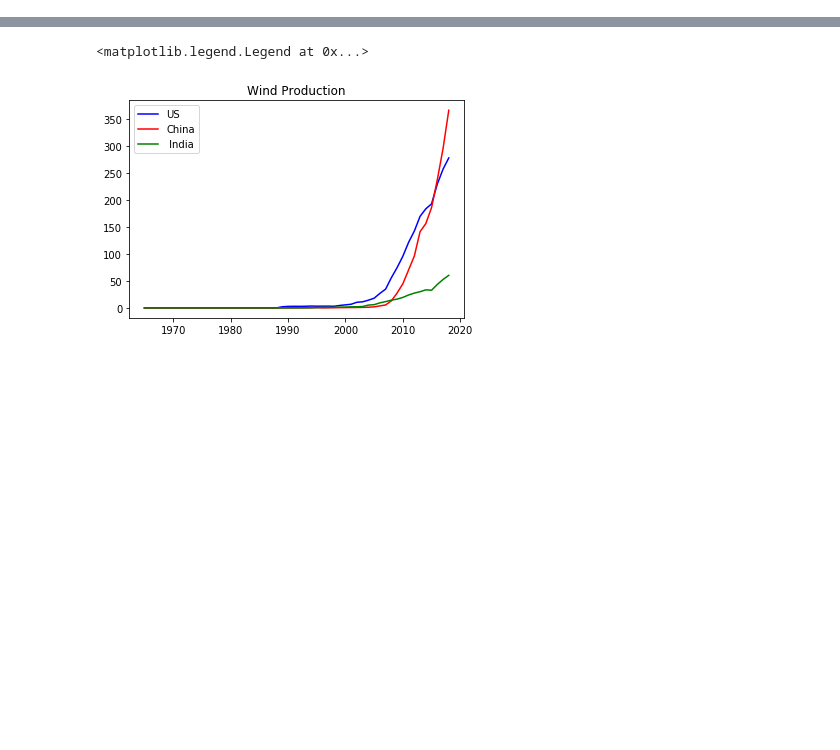
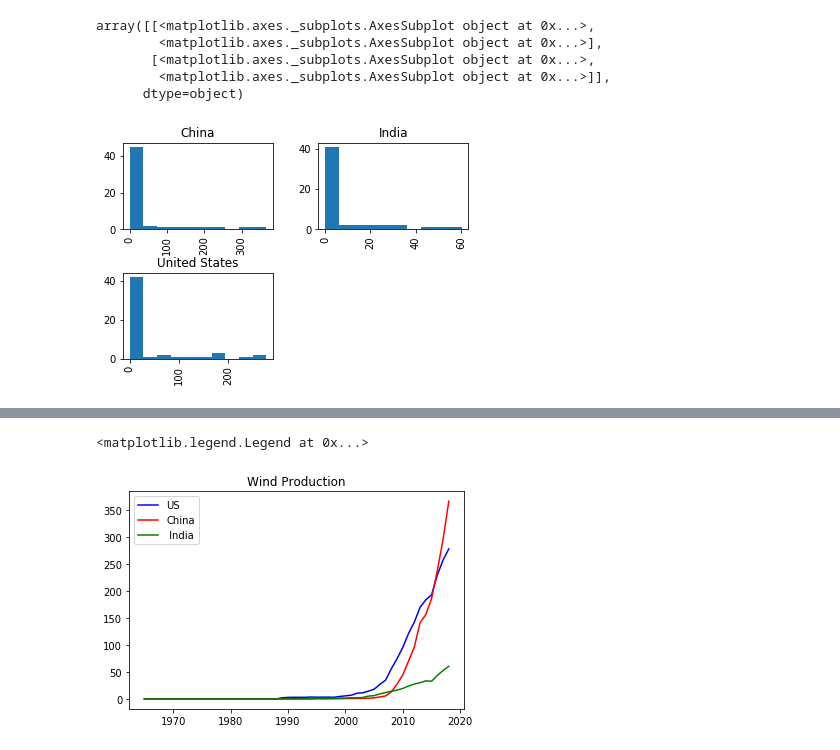
Before and after one commit to jhl126/Capstone1_Rename_later, a Jupyter notebook: Data Analysis.ipynb, the cells around one changed output, grey strips where cells are left out. Cells and saved outputs as stored; diff of their text form; code cells hidden in the pictures; blank space fills up the shorter version.

```diff
--- a/Data Analysis.ipynb
+++ b/Data Analysis.ipynb
@@ -94,0 +132,9 @@ KruskalResult(statistic=4.198967690086662, pvalue=0.12251965106037972)
+# %%
+top_energy["Wind (terawatt-hours)"].hist(by=top_energy["Entity"])
+# %% [output]
+array([[<matplotlib.axes._subplots.AxesSubplot object at 0x...>,
+        <matplotlib.axes._subplots.AxesSubplot object at 0x...>],
+       [<matplotlib.axes._subplots.AxesSubplot object at 0x...>,
+        <matplotlib.axes._subplots.AxesSubplot object at 0x...>]],
+      dtype=object)
+[figure, added]
```
Also changed, not shown: parts of 17 cells of this notebook, 1 other file.
